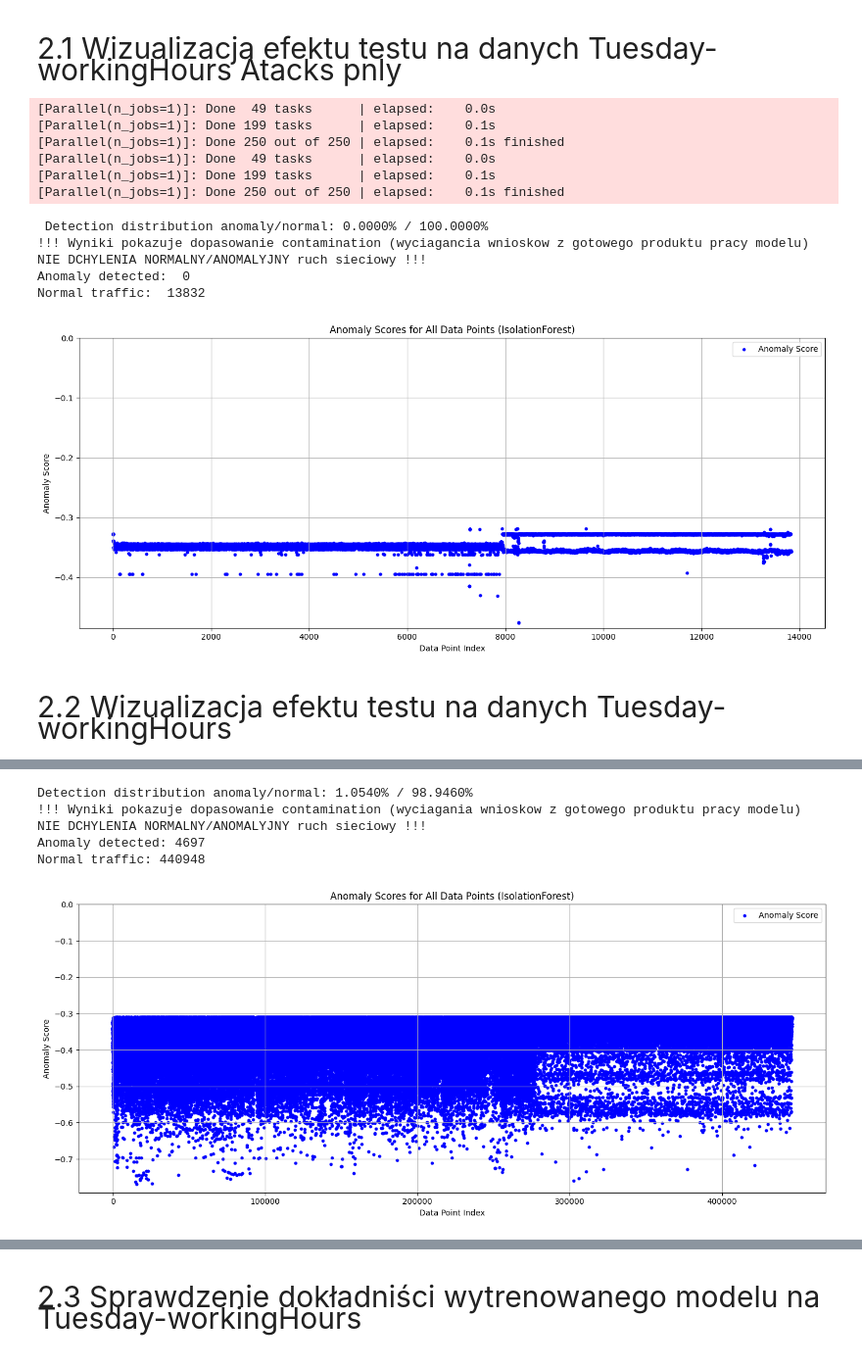
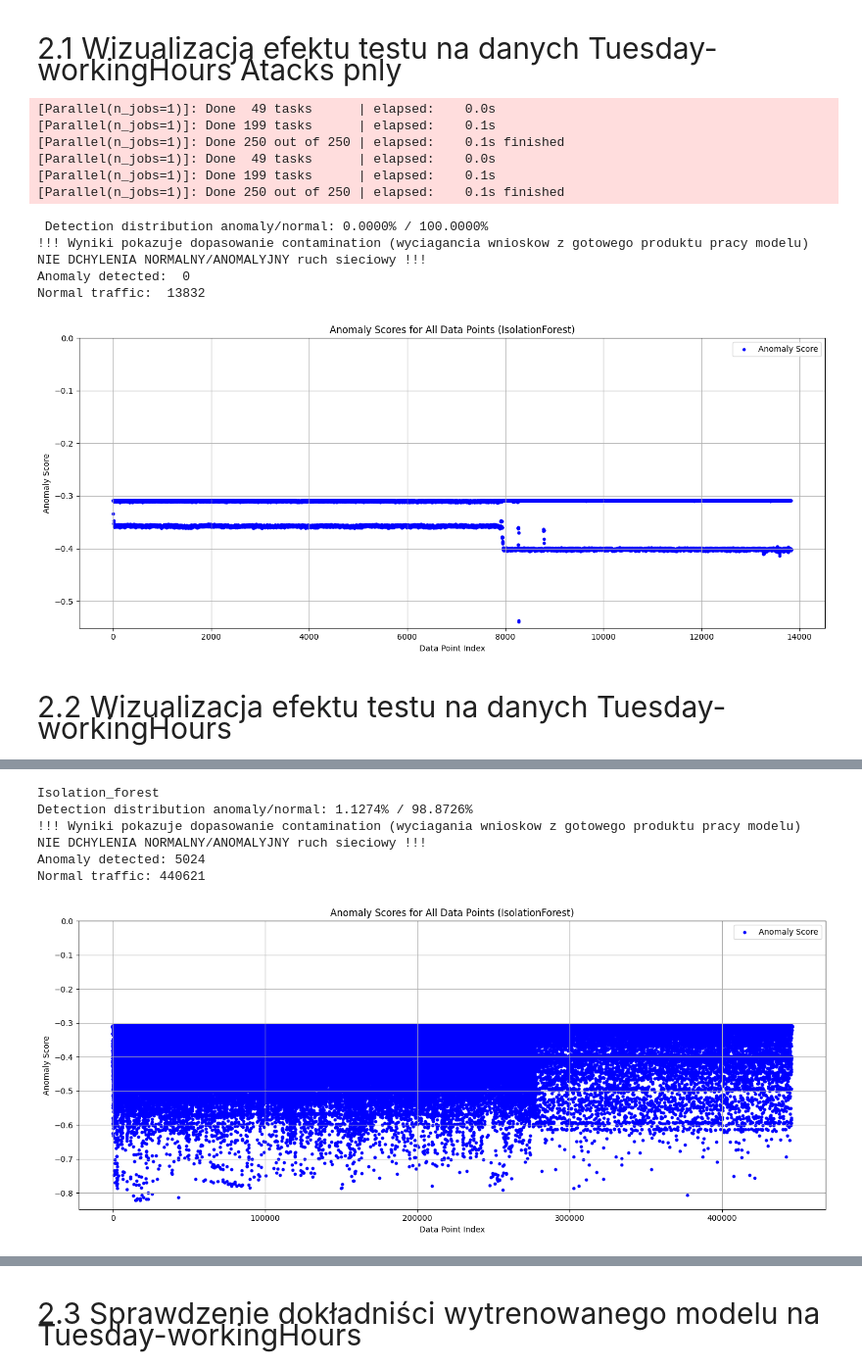
Before and after one commit to m-icha-l/Anomaly_detection_ML, a Jupyter notebook: Anomaly_detect_ML.ipynb, the cells around one changed output, grey strips where cells are left out. Shown at 98% size. Cells and saved outputs as stored; diff of their text form; code cells hidden in the pictures.

Commit message:
Started_Autoencoder_algorythm_analysys

```diff
--- a/Anomaly_detect_ML.ipynb
+++ b/Anomaly_detect_ML.ipynb
@@ -48,7 +50,42 @@ print(len(df_1))
 
 df_1.columns = df_1.columns.str.strip()
 print("Droping Lable and redundancy")
-df_1 = df_1.drop(["Fwd Header Length.1", "Label"], axis = 1)
+
+###############################################
+columns_to_keep = [
+    'Bwd Packet Length Max',
+    'Bwd Packet Length Mean',
+    'Bwd Packet Length Std',
+    'Flow Bytes/s',
+    'Flow Duration',
+    'Flow IAT Max',
+    'Flow IAT Mean',
+    'Flow IAT Min',
+    'Flow IAT Std',
+    'Fwd IAT Total',
+    'Fwd Packet Length Max',
+    'Fwd Packet Length Mean',
+    'Fwd Packet Length Min',
+    'Fwd Packet Length Std',
+    'Total Backward Packets',
+    'Total Fwd Packets',
+    'Total Length of Bwd Packets',
+    'Total Length of Fwd Packets',
+    'Label',
+    "Fwd Header Length.1",
+]
+
+# Drop columns NOT in columns_to_keep (inplace)
+cols_to_drop = [col for col in df_1.columns if col not in columns_to_keep]
+df_1.drop(columns=cols_to_drop, inplace=True)
+
+###############################################
+df_1.drop(["Fwd Header Length.1", "Label"], axis=1, inplace=True)
+
+
+
+
+
 print("Number of NANS")
 print(df_1.isna().any(axis=1).sum())
 #df_1.info()
@@ -423,7 +460,7 @@ plt.show()
 !!! Wyniki pokazuje dopasowanie contamination (wyciagancia wnioskow z gotowego produktu pracy modelu) NIE DCHYLENIA NORMALNY/ANOMALYJNY ruch sieciowy !!!
 Anomaly detected:  0
 Normal traffic:  13832
-[figure, old version]
+[figure, new version]
 # %% [markdown]
 <div style="margin-left: 38px; font-size: 30px; font-family: 'Segoe UI', Tahoma, Geneva, Verdana, sans-serif; margin-top: 20px; line-height: 1.6;">
     <div>2.2 Wizualizacja efektu testu na danych Tuesday-workingHours</div>
@@ -440,7 +477,7 @@ df_2_scaled_result['anomaly_score'] = scores_2
 anomaly_2 = (df_2_scaled_result["prediction"] == -1).sum()
 normal_2 = (df_2_scaled_result["prediction"] == 1).sum()
 
-log( f"2.2 Wizualizacja efektu testu na danych Tuesday-workingHours", level="start")
+log( f"2.2 Wizualizacja efektu testu na danych Tuesday-workingHours", level=["start","Isolation_forest"])
 log(f"Detection distribution anomaly/normal: {anomaly_2 / len(df_2_scaled_result) * 100:.4f}% / {normal_2 / len(df_2_scaled_result) * 100:.4f}%")
 log("!!! Wyniki pokazuje dopasowanie contamination (wyciagania wnioskow z gotowego produktu pracy modelu) NIE DCHYLENIA NORMALNY/ANOMALYJNY ruch sieciowy !!!")
 log(f"Anomaly detected: {anomaly_2}")
@@ -468,8 +505,9 @@ plt.show()
-Detection distribution anomaly/normal: 1.0540% / 98.9460%
+Isolation_forest
+Detection distribution anomaly/normal: 1.1274% / 98.8726%
 !!! Wyniki pokazuje dopasowanie contamination (wyciagania wnioskow z gotowego produktu pracy modelu) NIE DCHYLENIA NORMALNY/ANOMALYJNY ruch sieciowy !!!
-Anomaly detected: 4697
-Normal traffic: 440948
+Anomaly detected: 5024
+Normal traffic: 440621
-[figure, old version]
+[figure, new version]
 # %%
 scores_train = IF.score_samples(df_1_scaled)
 
```
Also changed, not shown: parts of 15 cells of this notebook, 5 other files.
